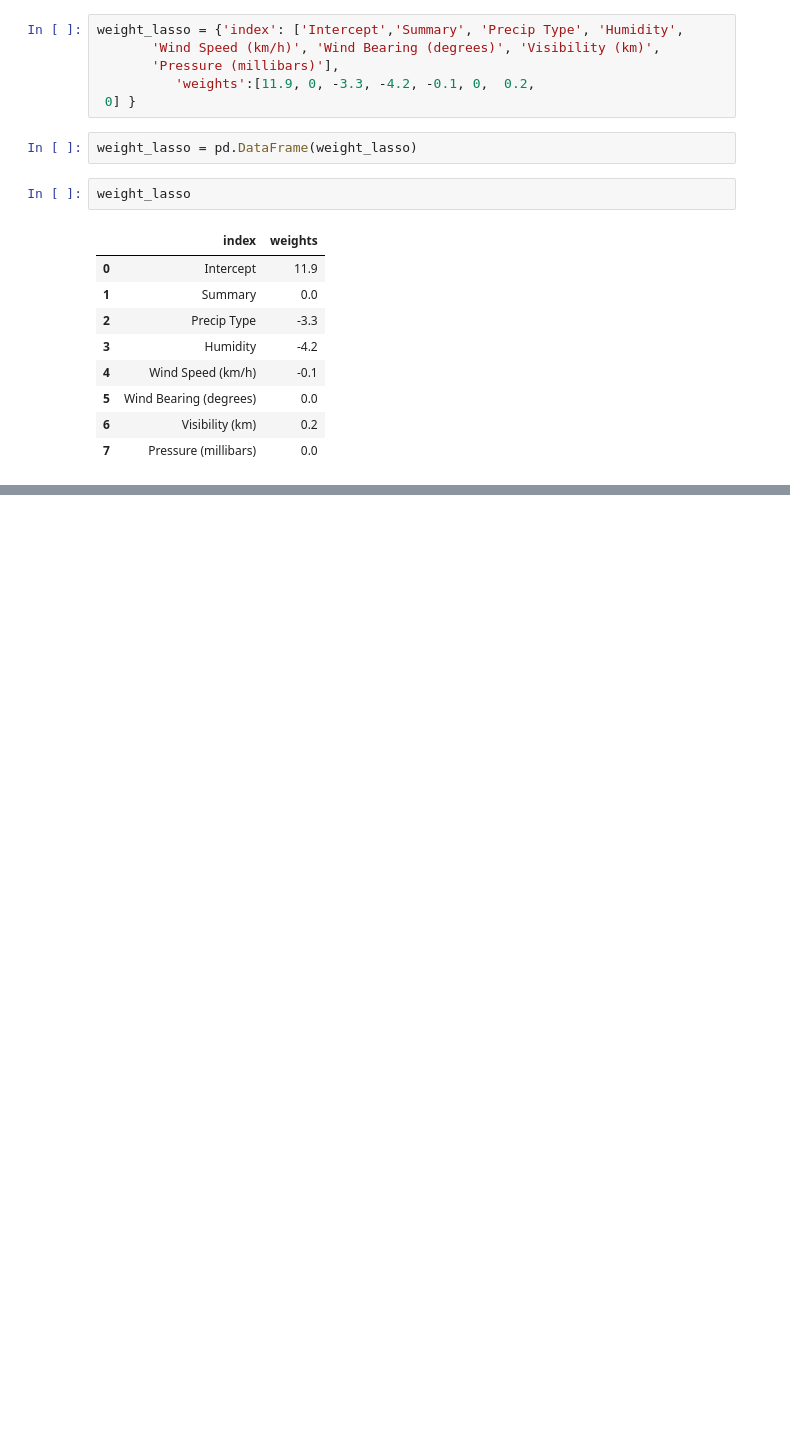
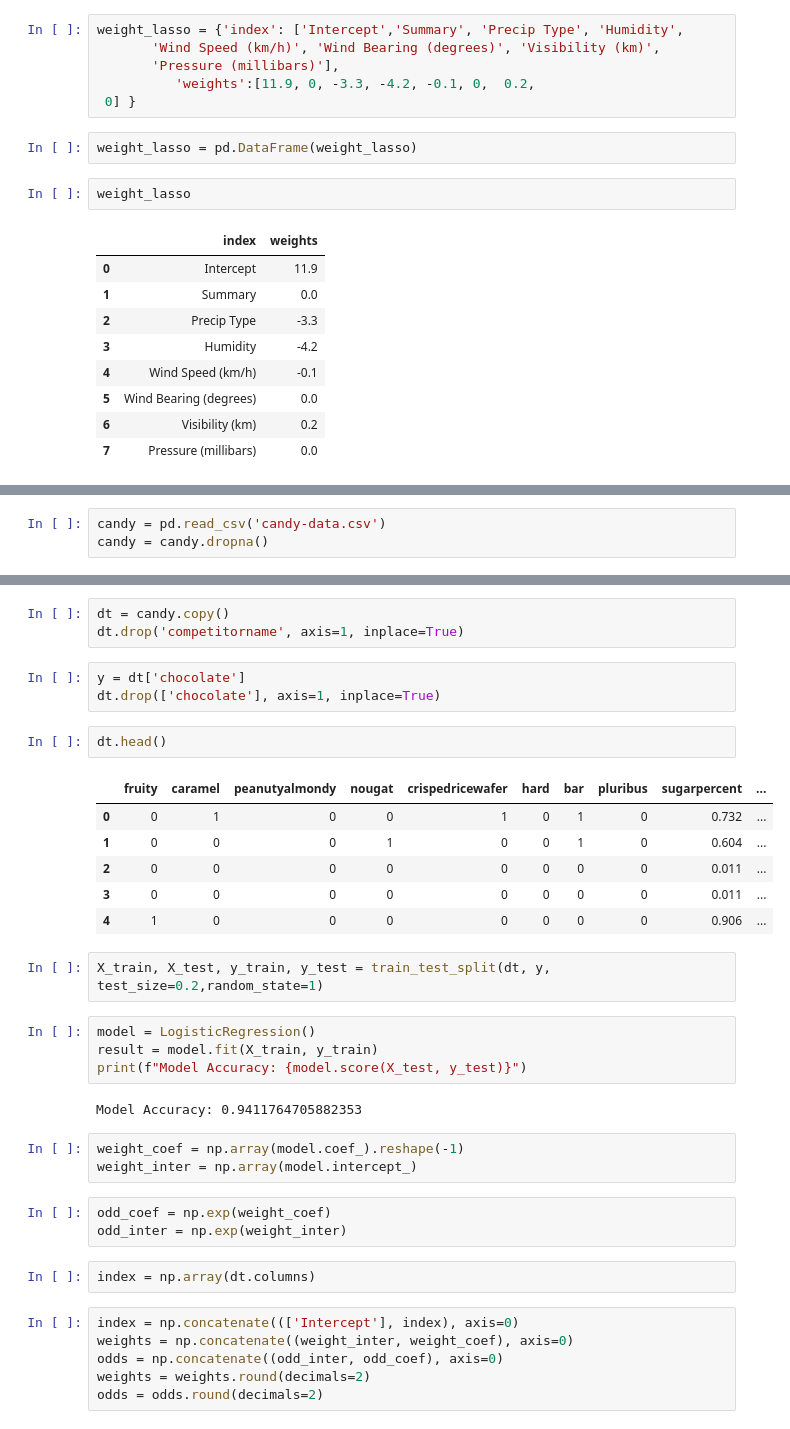
Before and after one commit to EricccZ/ZEZ, a Jupyter notebook: Final Project.ipynb, the cells around one changed output, grey strips where cells are left out. Drawn from its saved outputs; the diff is of its cells as text; blank space fills up the shorter version.

```diff
--- a/Final Project.ipynb
+++ b/Final Project.ipynb
@@ -300,0 +225,3 @@ weight_lasso
+# %%
+candy = pd.read_csv('candy-data.csv')
+candy = candy.dropna()
@@ -300,0 +258,37 @@ weight_lasso
+# %%
+dt = candy.copy()
+dt.drop('competitorname', axis=1, inplace=True)
+# %%
+y = dt['chocolate']
+dt.drop(['chocolate'], axis=1, inplace=True)
+# %%
+dt.head()
+# %% [output]
+|  | fruity | caramel | peanutyalmondy | nougat | crispedricewafer | hard | bar | pluribus | sugarpercent | ... |
+| 0 | 0 | 1 | 0 | 0 | 1 | 0 | 1 | 0 | 0.732 | ... |
+| 1 | 0 | 0 | 0 | 1 | 0 | 0 | 1 | 0 | 0.604 | ... |
+| 2 | 0 | 0 | 0 | 0 | 0 | 0 | 0 | 0 | 0.011 | ... |
+| 3 | 0 | 0 | 0 | 0 | 0 | 0 | 0 | 0 | 0.011 | ... |
+| 4 | 1 | 0 | 0 | 0 | 0 | 0 | 0 | 0 | 0.906 | ... |
+# %%
+X_train, X_test, y_train, y_test = train_test_split(dt, y, test_size=0.2,random_state=1)
+# %%
+model = LogisticRegression()
+result = model.fit(X_train, y_train)
+print(f"Model Accuracy: {model.score(X_test, y_test)}")
+# %% [output]
+Model Accuracy: 0.9411764705882353
+# %%
+weight_coef = np.array(model.coef_).reshape(-1)
+weight_inter = np.array(model.intercept_)
+# %%
+odd_coef = np.exp(weight_coef)
+odd_inter = np.exp(weight_inter)
+# %%
+index = np.array(dt.columns)
+# %%
+index = np.concatenate((['Intercept'], index), axis=0)
+weights = np.concatenate((weight_inter, weight_coef), axis=0)
+odds = np.concatenate((odd_inter, odd_coef), axis=0)
+weights = weights.round(decimals=2)
+odds = odds.round(decimals=2)
```
Also changed, not shown: parts of 21 cells of this notebook.
